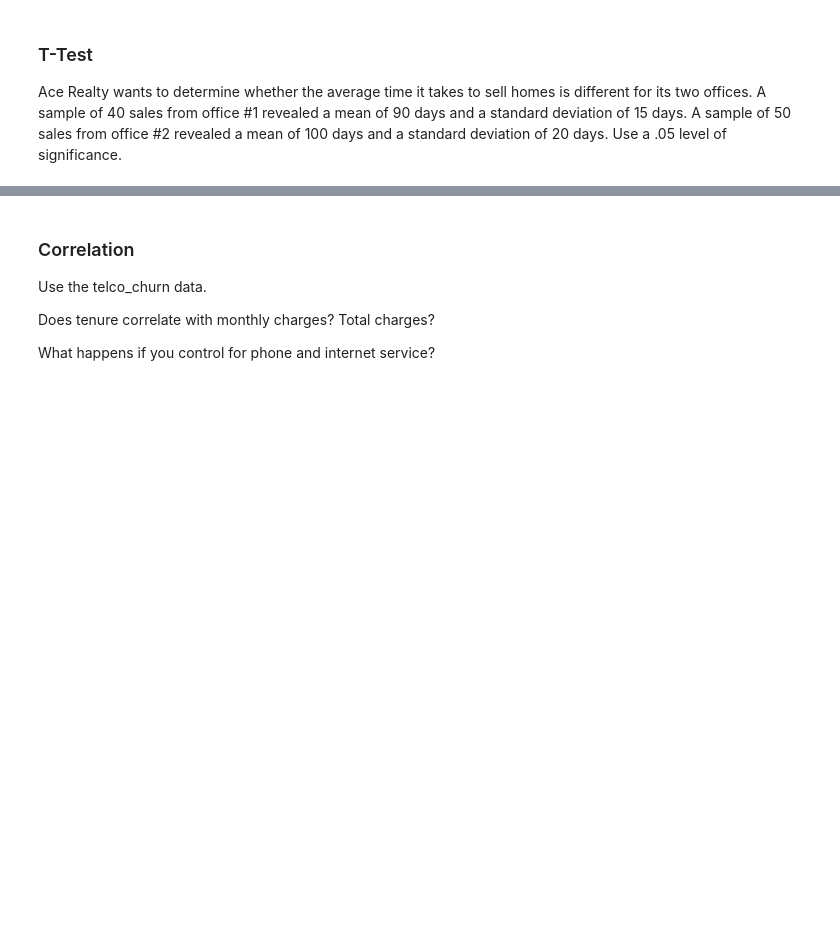
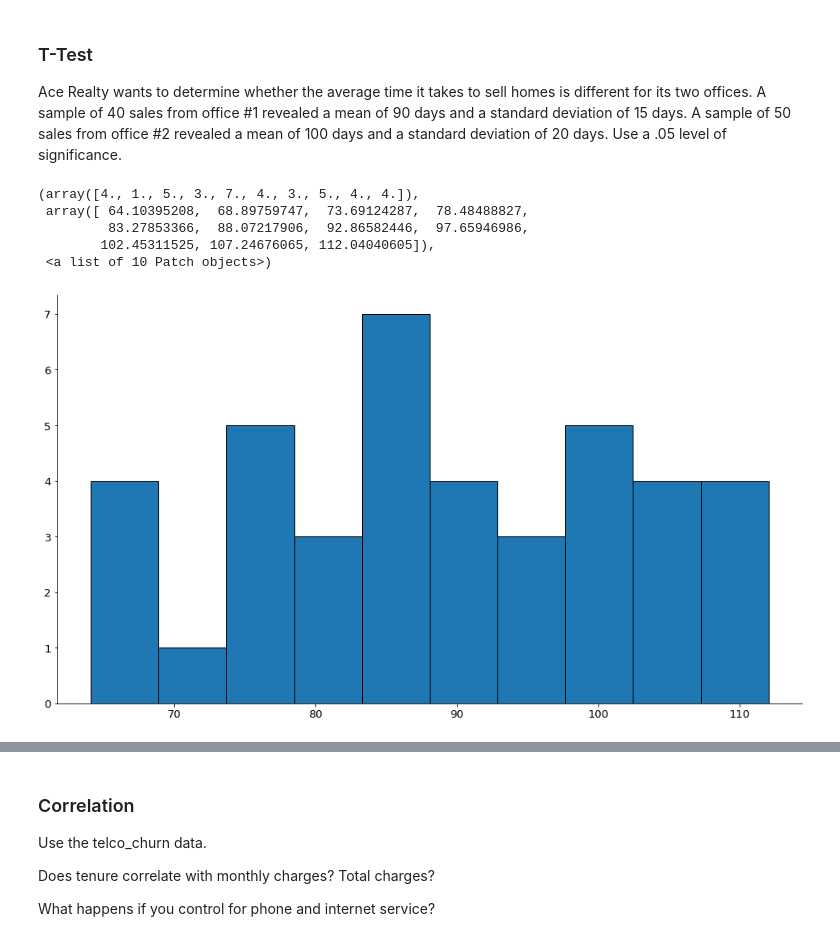
Before and after one commit to RyvynYoung/statistics-exercises, a Jupyter notebook: hypothesis_testing.ipynb, the cells around one changed output, grey strips where cells are left out. Cells and saved outputs as stored; diff of their text form; code cells hidden in the pictures; blank space fills up the shorter version.

```diff
--- a/hypothesis_testing.ipynb
+++ b/hypothesis_testing.ipynb
@@ -235,3 +236,16 @@ Type II error: we say the ad had no effect
 # %% [markdown]
 ### T-Test
 Ace Realty wants to determine whether the average time it takes to sell homes is different for its two offices. A sample of 40 sales from office #1 revealed a mean of 90 days and a standard deviation of 15 days. A sample of 50 sales from office #2 revealed a mean of 100 days and a standard deviation of 20 days. Use a .05 level of significance.
+# %%
+office1 = np.random.normal(90, 15, 40)
+office2 = np.random.normal(100, 20, 50)
+alpha = 0.05
+# %%
+plt.hist(office1)
+# %% [output]
+(array([4., 1., 5., 3., 7., 4., 3., 5., 4., 4.]),
+ array([ 64.10395208,  68.89759747,  73.69124287,  78.48488827,
+         83.27853366,  88.07217906,  92.86582446,  97.65946986,
+        102.45311525, 107.24676065, 112.04040605]),
+ <a list of 10 Patch objects>)
+[figure, added]
```
Also changed, not shown: parts of 27 cells of this notebook.
